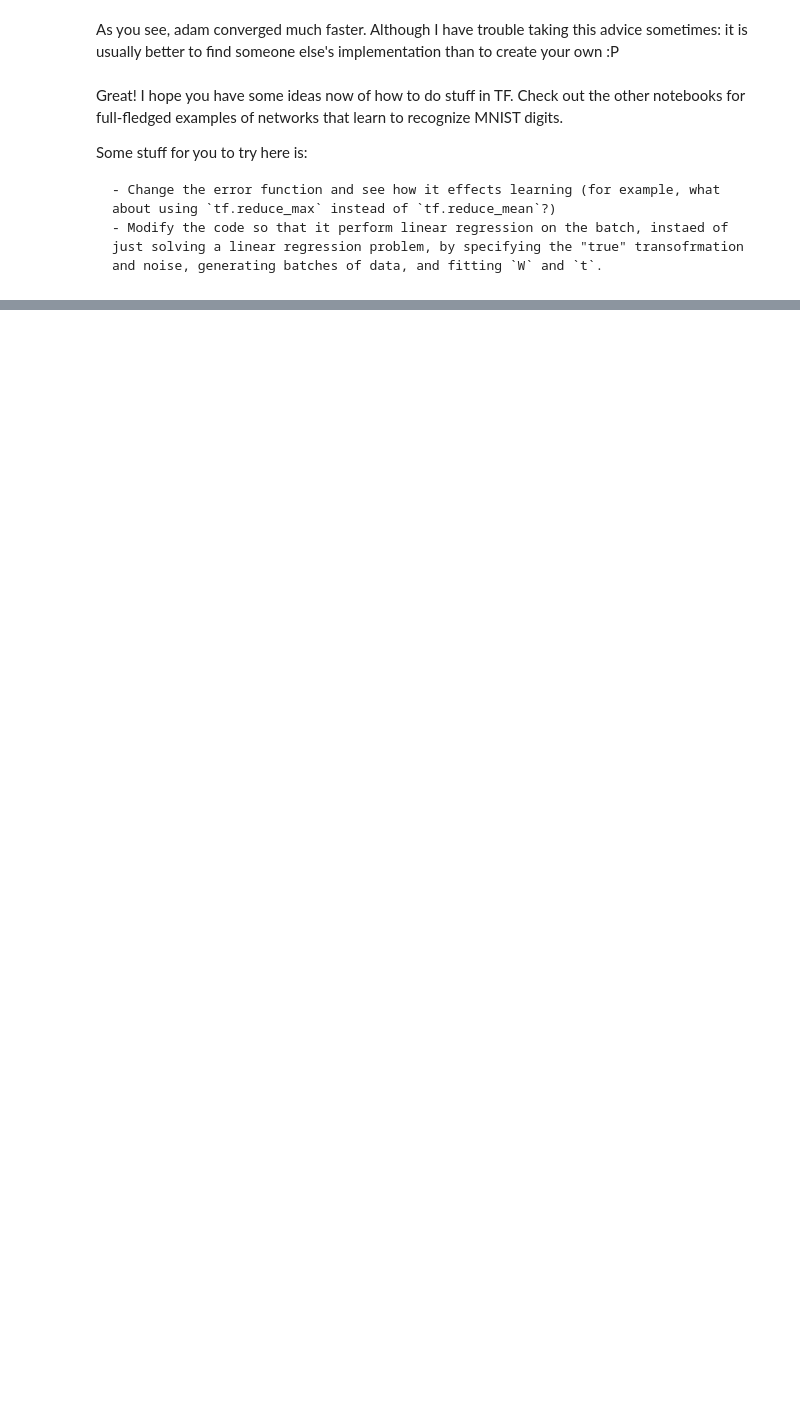
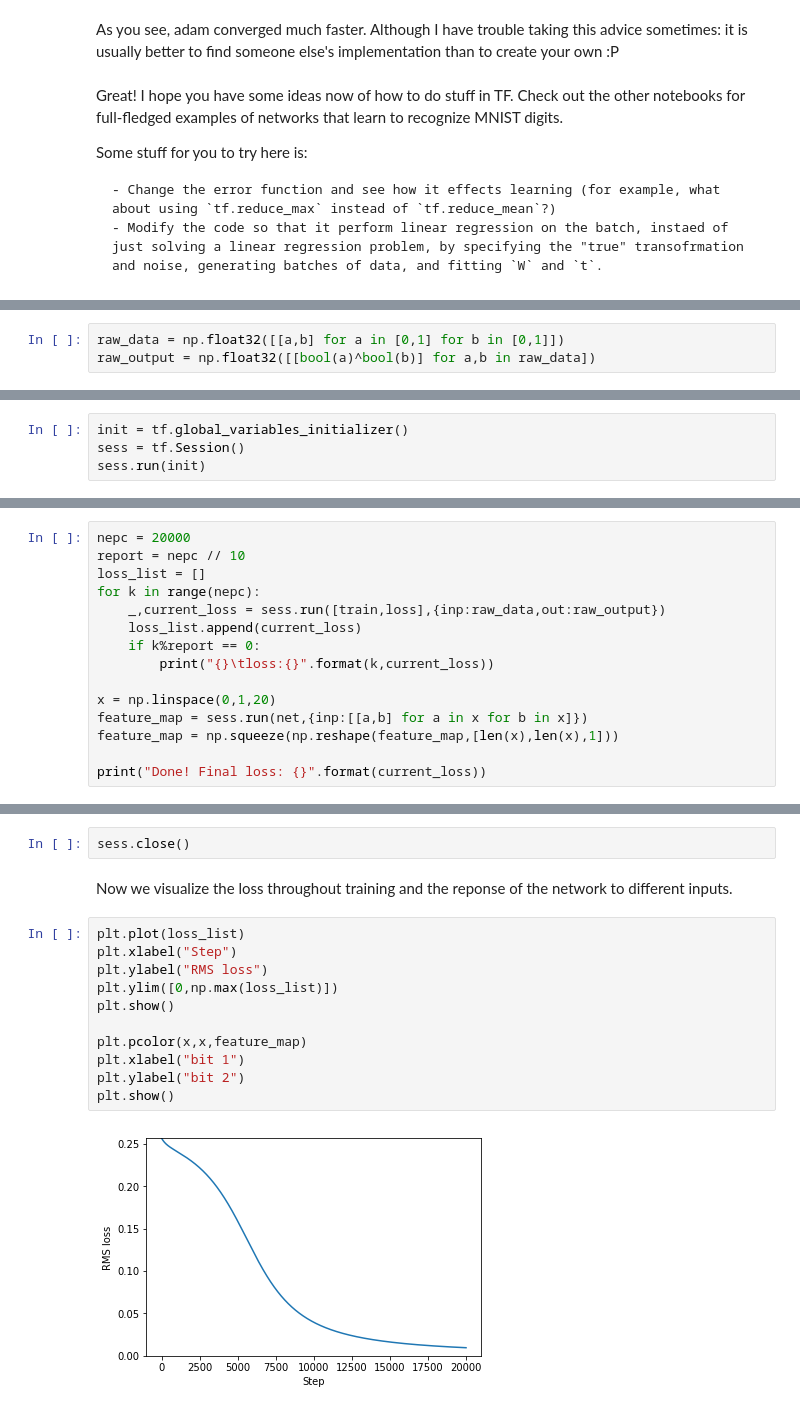
Before and after one commit to gbarello/tensorflow_workshop, a Jupyter notebook: Introduction.ipynb, the cells around one changed output, grey strips where cells are left out. Cells and saved outputs as stored; diff of their text form; blank space fills up the shorter version.

```diff
--- a/Introduction.ipynb
+++ b/Introduction.ipynb
@@ -239,0 +250,3 @@ Some stuff for you to try here is:
+# %%
+raw_data = np.float32([[a,b] for a in [0,1] for b in [0,1]])
+raw_output = np.float32([[bool(a)^bool(b)] for a,b in raw_data])
@@ -239,0 +295,4 @@ Some stuff for you to try here is:
+# %%
+init = tf.global_variables_initializer()
+sess = tf.Session()
+sess.run(init)
@@ -239,0 +301,15 @@ Some stuff for you to try here is:
+# %%
+nepc = 20000
+report = nepc // 10
+loss_list = []
+for k in range(nepc):
+    _,current_loss = sess.run([train,loss],{inp:raw_data,out:raw_output})
+    loss_list.append(current_loss)
+    if k%report == 0:
+        print("{}\tloss:{}".format(k,current_loss))
+
+x = np.linspace(0,1,20)
+feature_map = sess.run(net,{inp:[[a,b] for a in x for b in x]})
+feature_map = np.squeeze(np.reshape(feature_map,[len(x),len(x),1]))
+
+print("Done! Final loss: {}".format(current_loss))
@@ -239,0 +328,17 @@ Some stuff for you to try here is:
+# %%
+sess.close()
+# %% [markdown]
+Now we visualize the loss throughout training and the reponse of the network to different inputs.
+# %%
+plt.plot(loss_list)
+plt.xlabel("Step")
+plt.ylabel("RMS loss")
+plt.ylim([0,np.max(loss_list)])
+plt.show()
+
+plt.pcolor(x,x,feature_map)
+plt.xlabel("bit 1")
+plt.ylabel("bit 2")
+plt.show()
+# %% [output]
+[figure, added]
```
Also changed, not shown: parts of 17 cells of this notebook.
